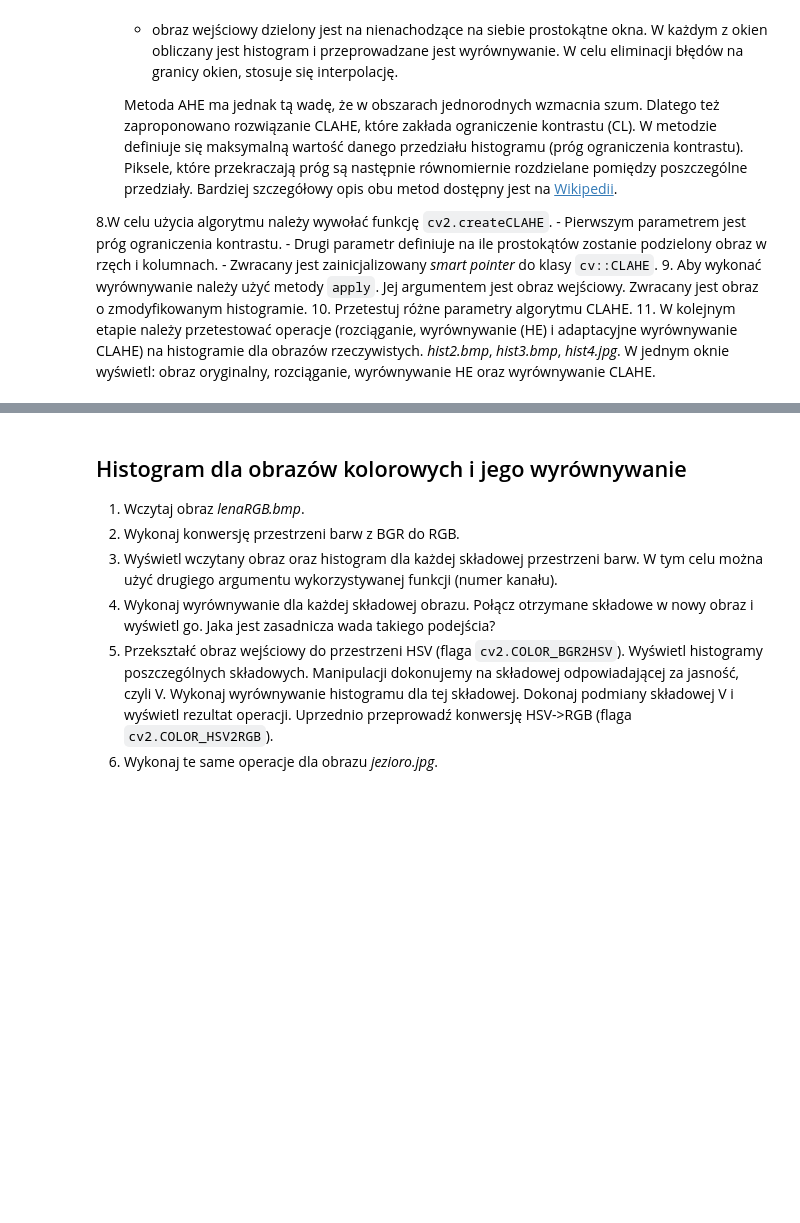
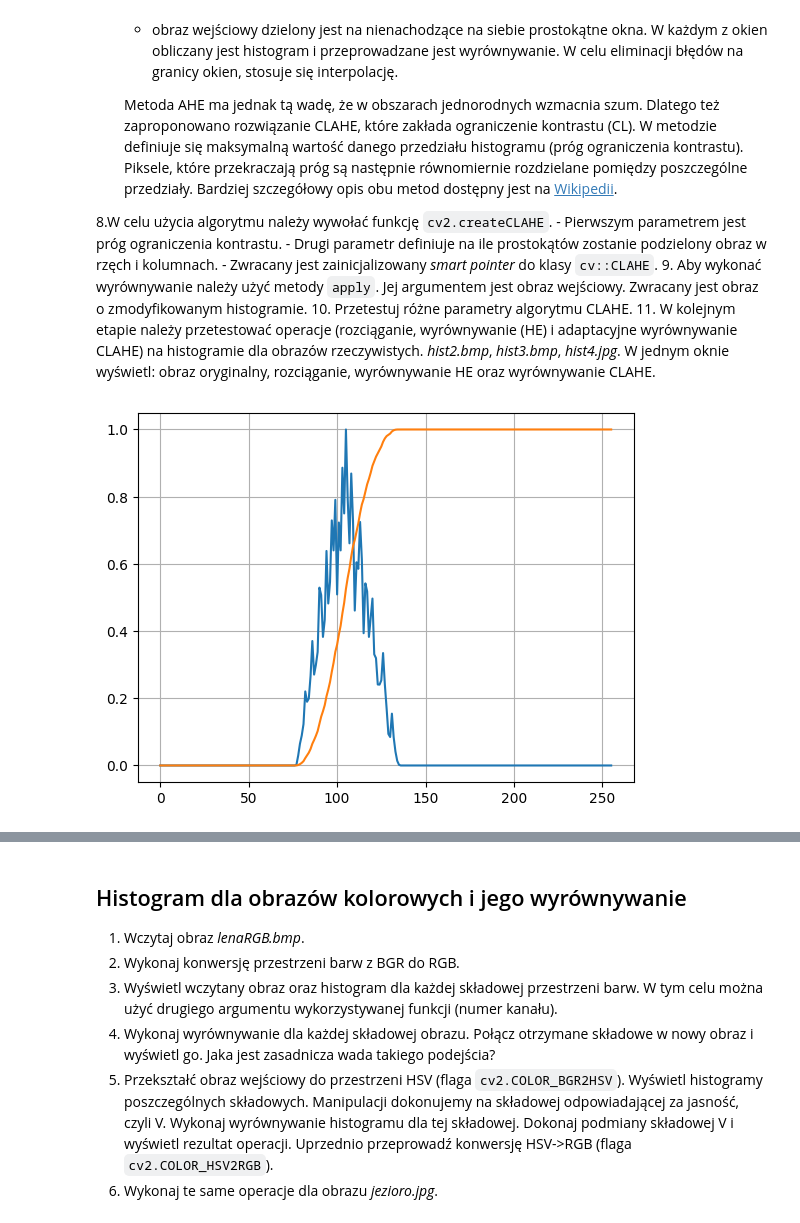
Before and after one commit to krudny/Image-processing, a Jupyter notebook: Lab3-histogram/03_histogram.ipynb, the cells around one changed output, grey strips where cells are left out. Cells and saved outputs as stored; diff of their text form; code cells hidden in the pictures; blank space fills up the shorter version.

```diff
--- a/Lab3-histogram/03_histogram.ipynb
+++ b/Lab3-histogram/03_histogram.ipynb
@@ -254,3 +254,15 @@ Jej argumentem jest obraz wejściowy. Zwracany jest obraz o zmodyfikowanym histo
 10. Przetestuj różne parametry algorytmu CLAHE.
 11. W kolejnym etapie należy przetestować operacje (rozciąganie, wyrównywanie (HE) i adaptacyjne wyrównywanie CLAHE)  na histogramie dla obrazów rzeczywistych. *hist2.bmp*, *hist3.bmp*, *hist4.jpg*.
 W jednym oknie wyświetl: obraz oryginalny, rozciąganie, wyrównywanie HE oraz wyrównywanie CLAHE.
+# %%
+img = cv2.imread('hist1.bmp', cv2.IMREAD_GRAYSCALE)
+histogram = cv2.calcHist([img], [0], None, [256], [0, 256])
+acc_histogram = np.cumsum(histogram)
+
+figHistCum, axsHistCum = plt.subplots()
+
+axsHistCum.plot(histogram / np.max(histogram))
+axsHistCum.plot(acc_histogram / np.max(acc_histogram))
+axsHistCum.grid()
+# %% [output]
+[figure, added]
```
Also changed, not shown: parts of 4 cells of this notebook, 4 other files.
